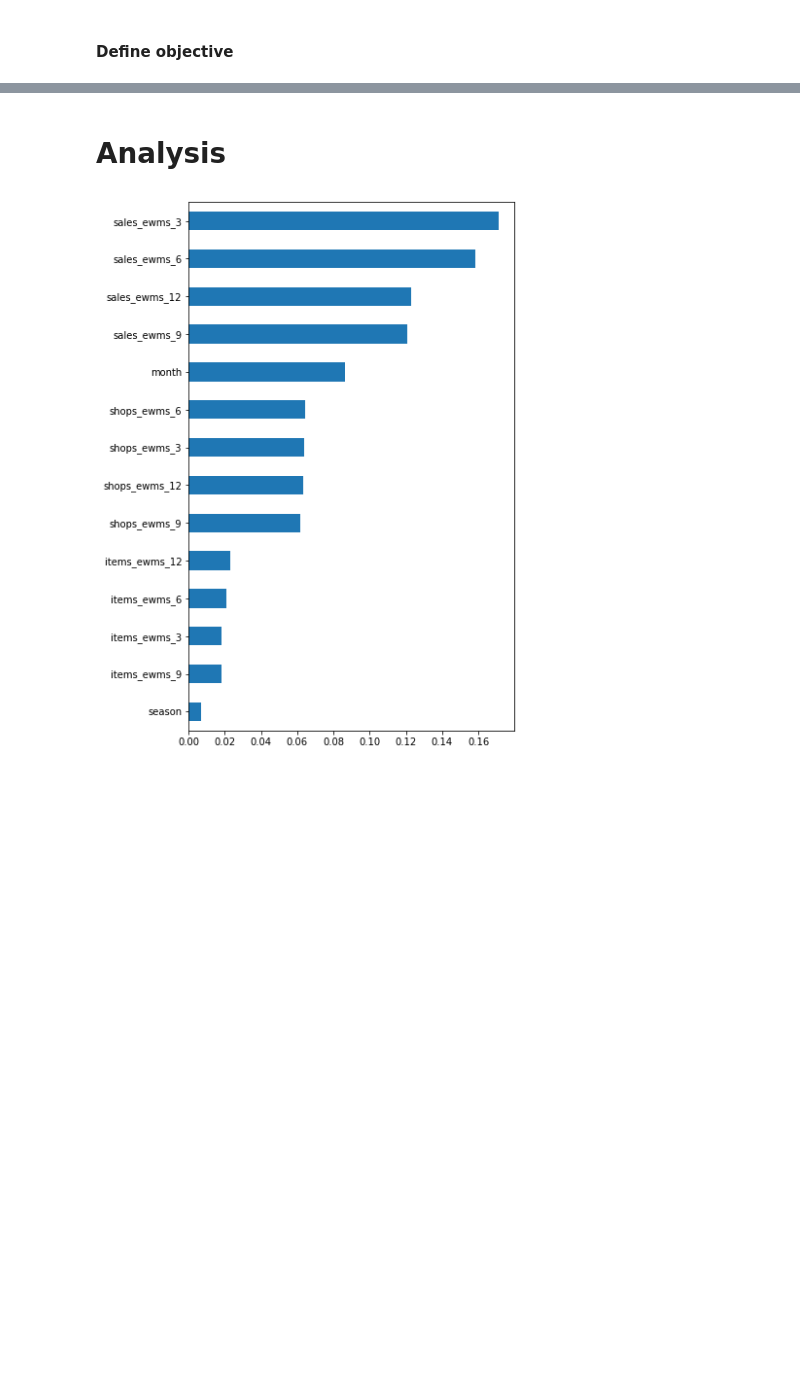
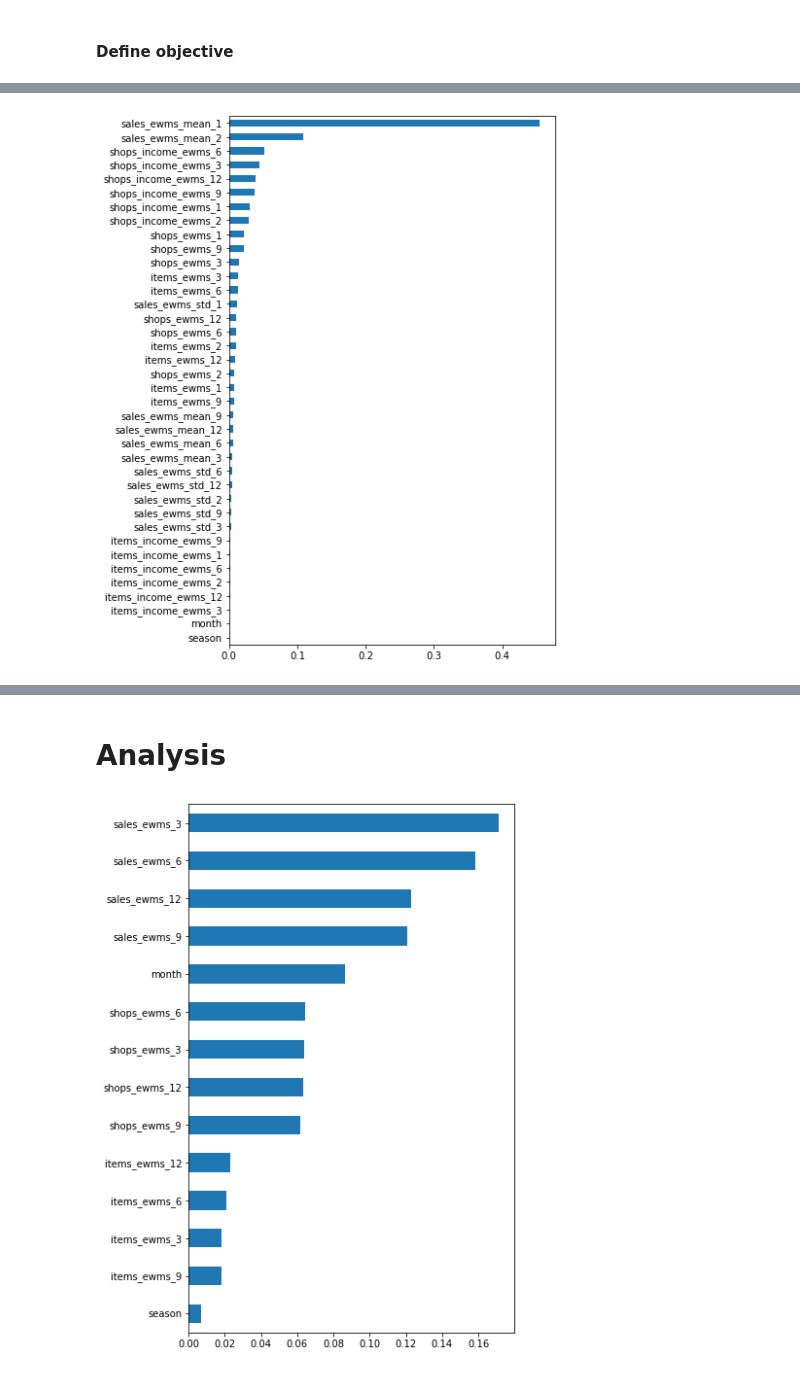
Before and after one commit to lsuazo/HowToWinKaggle, a Jupyter notebook: FinalProject/20200824_setup_cross_val.ipynb, the cells around one changed output, grey strips where cells are left out. Saved outputs shown, nothing was run; the diff lists cells and outputs as text; code cells hidden in the pictures; blank space fills up the shorter version.

```diff
--- a/FinalProject/20200824_setup_cross_val.ipynb
+++ b/FinalProject/20200824_setup_cross_val.ipynb
@@ -180,3 +229,7 @@ elapsed, mean_squared_error(Y_train, ytpred), mean_squared_error(Y_val, yvpred)
+# %%
+plot_feature_importances(fitted, X_train.columns)
+# %% [output]
+[figure, added]
 # %%
 import xgboost as xgb
 
```
Also changed, not shown: parts of 56 cells of this notebook, 7 other files.
